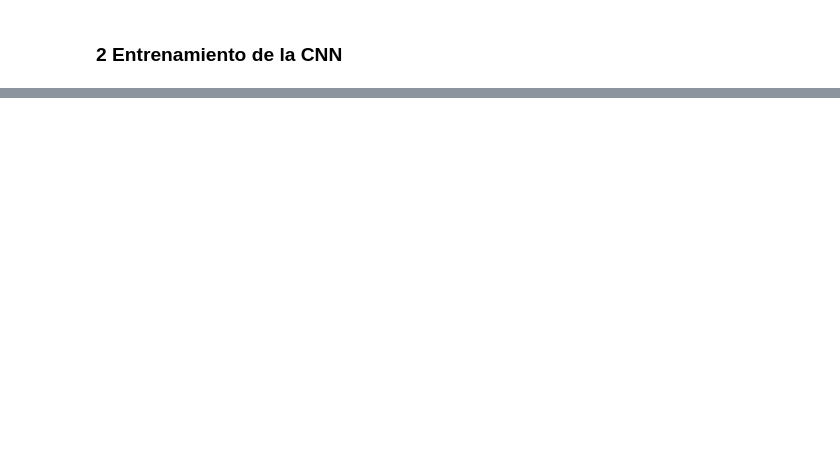
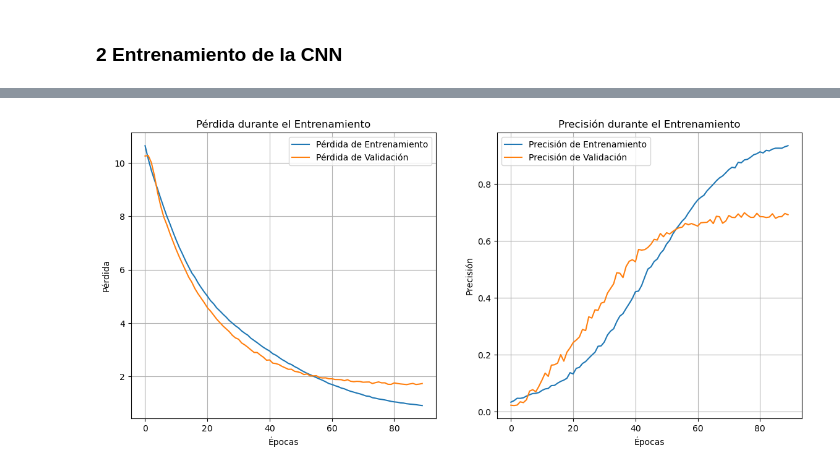
Before and after one commit to EmaSuriano/deep-learning-group-7, a Jupyter notebook: fernando/fer_train_zero.ipynb, the cells around one changed output, grey strips where cells are left out. Saved outputs shown, nothing was run; the diff lists cells and outputs as text; code cells hidden in the pictures; blank space fills up the shorter version.

Commit message:
mejoras train zer Fernando

```diff
--- a/fernando/fer_train_zero.ipynb
+++ b/fernando/fer_train_zero.ipynb
@@ -491,0 +629,5 @@ plot_metrics(history)
+# %%
+# Clear any logs from previous runs
+!rm -rf ./logs/
+%tensorboard --logdir logs
+history = train_cnn_with_augmentation(epochs = 300,batch_size=64,data_dir=OUTPUT_DIR_AUGMENT_IMG_REAL)
@@ -491,0 +677,4 @@ plot_metrics(history)
+# %%
+plot_metrics(history)
+# %% [output]
+[figure, added]
```
Also changed, not shown: parts of 13 cells of this notebook.
